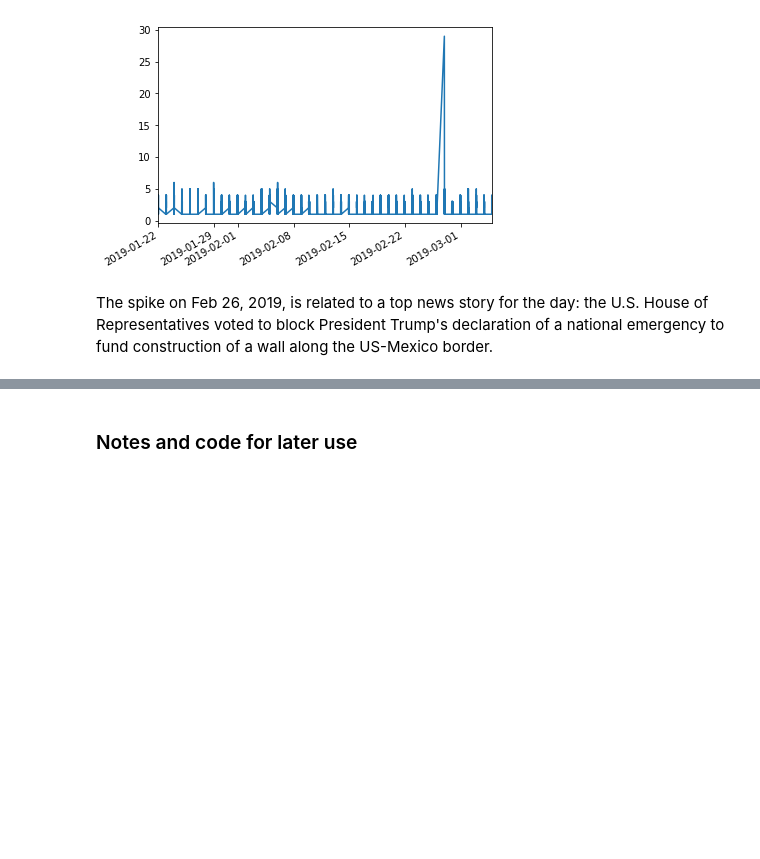
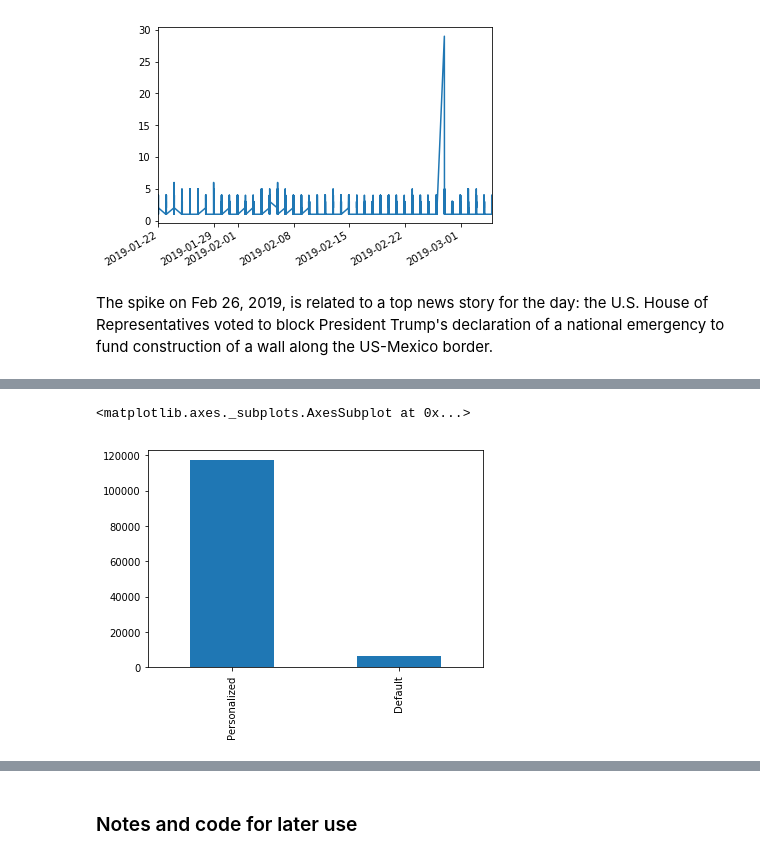
Before and after one commit to menyalas/llcu612Project, a Jupyter notebook: Descriptives-SAM.ipynb, the cells around one changed output, grey strips where cells are left out. Saved outputs shown, nothing was run; the diff lists cells and outputs as text; code cells hidden in the pictures; blank space fills up the shorter version.

```diff
--- a/Descriptives-SAM.ipynb
+++ b/Descriptives-SAM.ipynb
@@ -317,0 +448,5 @@ df['tweetTimeDate'].value_counts().plot()
+# %%
+df['authorPicture_new'].value_counts().plot.bar()
+# %% [output]
+<matplotlib.axes._subplots.AxesSubplot at 0x...>
+[figure, added]
```
Also changed, not shown: parts of 42 cells of this notebook.
